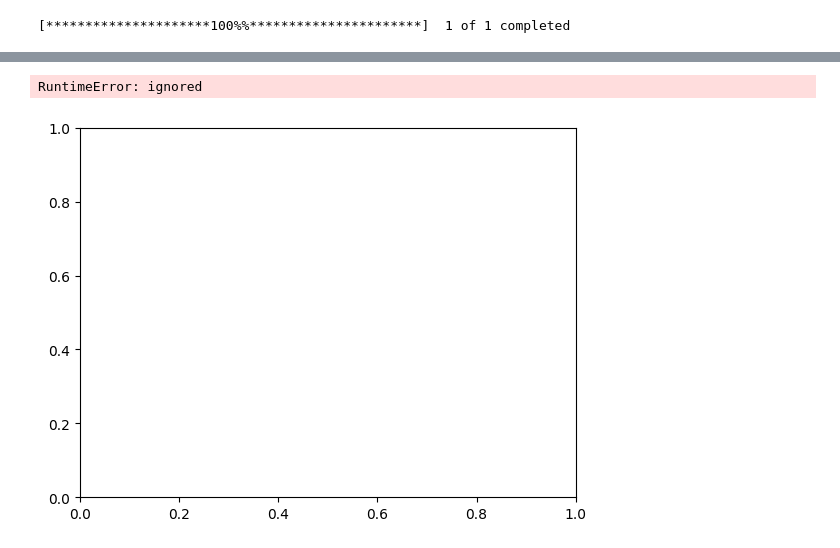
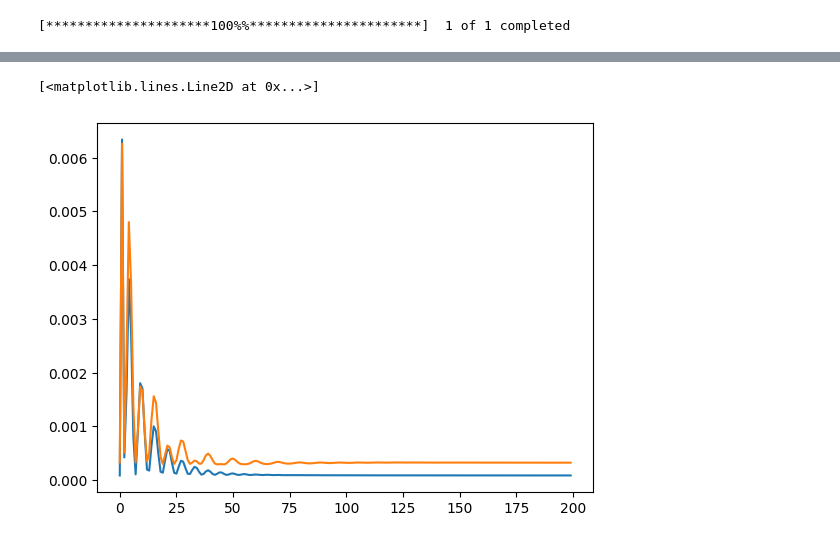
Before and after one commit to BrockH3/ML_Project, a Jupyter notebook: ML_project_NN.ipynb, the cells around one changed output, grey strips where cells are left out. Saved outputs shown, nothing was run; the diff lists cells and outputs as text; code cells hidden in the pictures.

```diff
--- a/ML_project_NN.ipynb
+++ b/ML_project_NN.ipynb
@@ -91,5 +108,6 @@ RuntimeError: ignored
-# %%
-plt.plot(epochs,val_loss)
-# %% [output]
-RuntimeError: ignored
-[figure, removed]
+# %%
+plt.plot(train_l)
+plt.plot(val_l)
+# %% [output]
+[<matplotlib.lines.Line2D at 0x...>]
+[figure, added]
```
Also changed, not shown: parts of 4 cells of this notebook.
